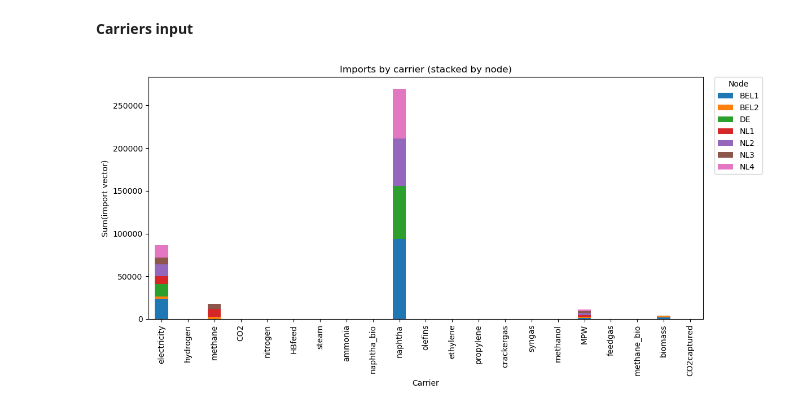
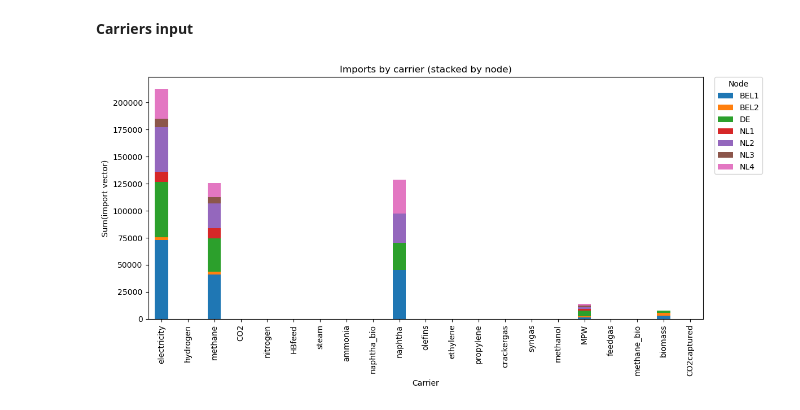
Before and after one commit to AlessandroMagnino/AdOpT-NET0_my, a Jupyter notebook: output_analysers/h5_reader.ipynb, the cells around one changed output. Drawn from its saved outputs; the diff is of its cells as text; code cells hidden in the pictures.

```diff
--- a/output_analysers/h5_reader.ipynb
+++ b/output_analysers/h5_reader.ipynb
@@ -521,7 +521,7 @@ def plot_stacked_capex_by_node(df: pd.DataFrame,
     plt.show()
 
 # Main
-h5_path = r"output\backbone_20260313155800-1\optimization_results.h5"
+h5_path = r"output\backbone_20260317160512-1\optimization_results.h5"
 year = "2022"
 
 base = create_base_df(h5_path, year=year)
@@ -813,32 +813,32 @@ def plot_stacked_imports(df: pd.DataFrame, node_order: list[str] | None = None,
     if node_order is not None:
         pivot = pivot.reindex(columns=node_order)
     if carrier_order is not None:
         pivot = pivot.reindex(index=carrier_order)
 
     ax = pivot.plot(kind="bar", stacked=True, figsize=(12, 6))
     ax.set_xlabel("Carrier")
     ax.set_ylabel("Sum(import vector)")  # volutamente neutro (unità diverse)
     ax.set_title("Imports by carrier (stacked by node)")
     ax.legend(title="Node", bbox_to_anchor=(1.02, 1), loc="upper left", borderaxespad=0)
     plt.tight_layout()
     plt.show()
 
 # Main
 case_study = "backbone"
 nodes_csv = Path("case_studies") / case_study / "plants_clusters_summary.csv"
 carriers_xlsx = Path("case_studies") / case_study / "carriers_list.xlsx"
 
 # h5 dei risultati
-h5_path = r"output\backbone_20260313141401-1\optimization_results.h5"
+h5_path = r"output\backbone_20260317150010-1\optimization_results.h5"
 year = "2022"
 
 nodes = _read_nodes(nodes_csv)
 carriers = _read_carriers(carriers_xlsx, sheet_name="carriers")
 
 imports_df = read_imports_by_node_and_carrier(h5_path, year, nodes, carriers)
 
 # (opzionale) ordine nodi/carrier
 node_order = ["BEL1", "BEL2", "DE", "NL1", "NL2", "NL3", "NL4"]  # se vuoi
 plot_stacked_imports(imports_df, node_order=node_order, carrier_order=carriers)
 # %% [output]
-[figure, old version]
+[figure, new version]
```
Also changed, not shown: parts of 2 cells of this notebook, 25 other files.
